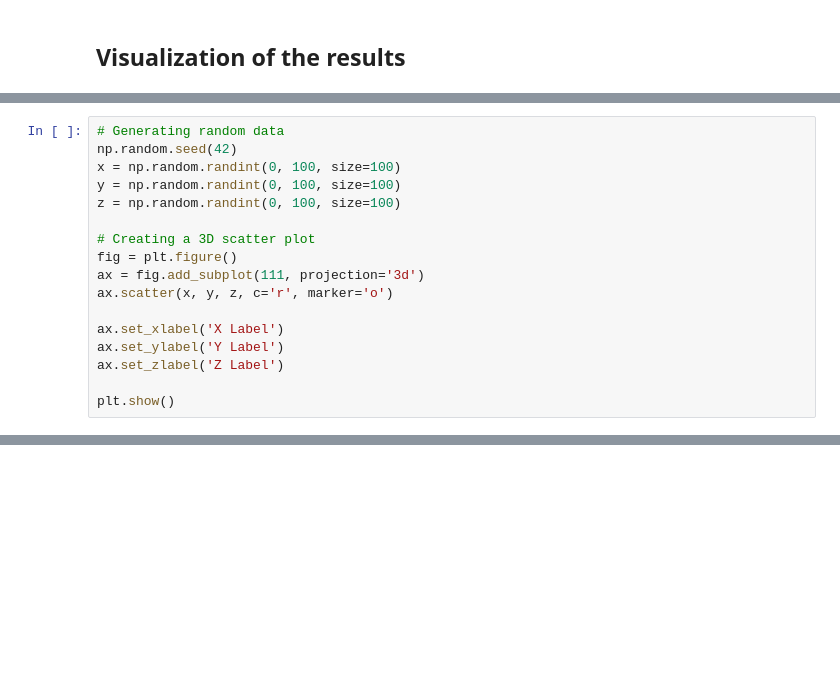
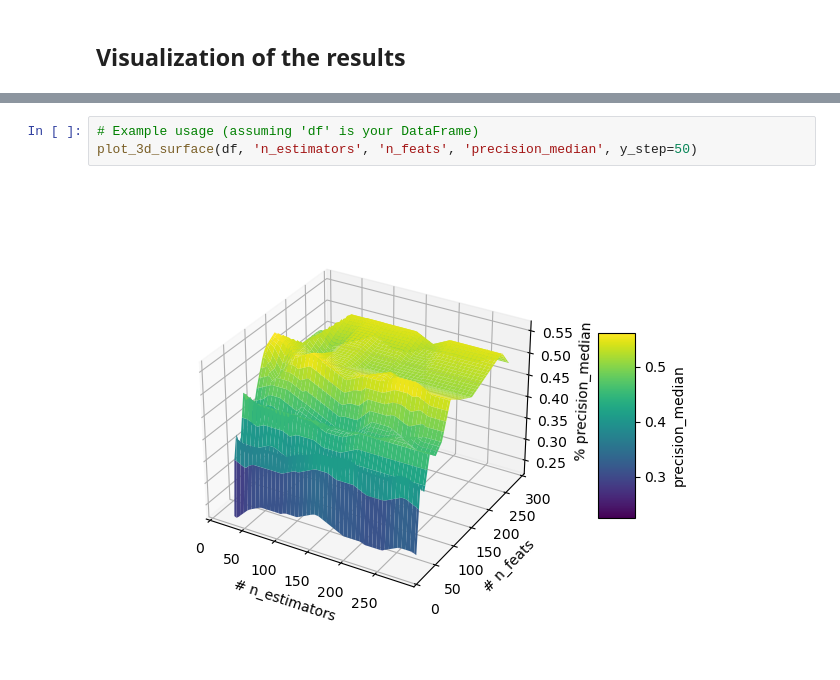
Before and after one commit to edo1691/ad_shap_stability, a Jupyter notebook: notebooks/01_03_results.ipynb, the cells around one changed output, grey strips where cells are left out. Drawn from its saved outputs; the diff is of its cells as text; blank space fills up the shorter version.

Commit message:
# Results with a graph

```diff
--- a/notebooks/01_03_results.ipynb
+++ b/notebooks/01_03_results.ipynb
@@ -138,18 +108 @@ from mpl_toolkits.mplot3d import Axes3D
 %matplotlib widget
-# %%
-# Generating random data
-np.random.seed(42)
-x = np.random.randint(0, 100, size=100)
-y = np.random.randint(0, 100, size=100)
-z = np.random.randint(0, 100, size=100)
-
-# Creating a 3D scatter plot
-fig = plt.figure()
-ax = fig.add_subplot(111, projection='3d')
-ax.scatter(x, y, z, c='r', marker='o')
-
-ax.set_xlabel('X Label')
-ax.set_ylabel('Y Label')
-ax.set_zlabel('Z Label')
-
-plt.show()
@@ -195,0 +165,5 @@ print(bank_iforest_auc_precision_recall)
+# %%
+# Example usage (assuming 'df' is your DataFrame)
+plot_3d_surface(df, 'n_estimators', 'n_feats', 'precision_median', y_step=50)
+# %% [output]
+[figure, added]
```
Also changed, not shown: parts of 16 cells of this notebook, 1 other file.
